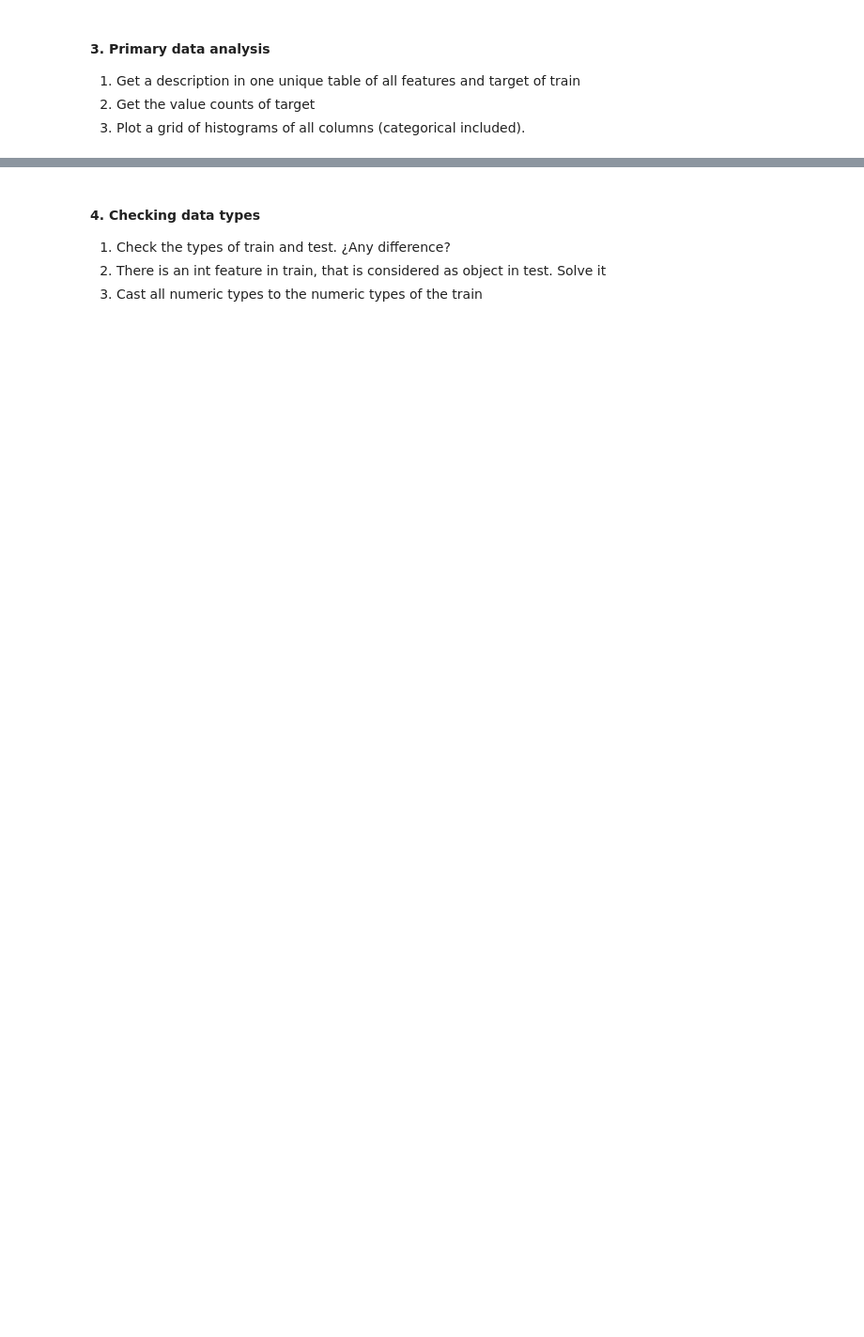
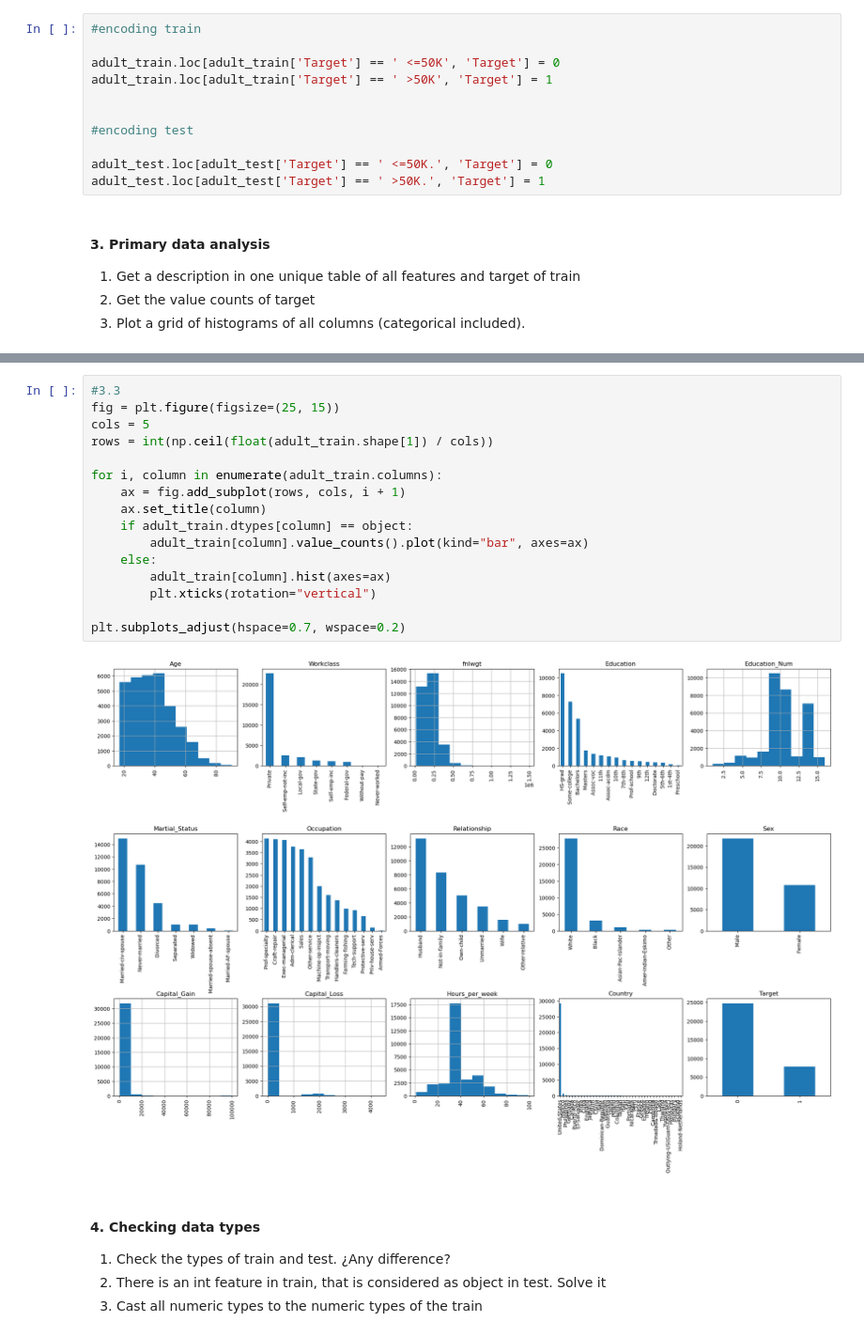
Before and after one commit to nichoces/dsft-jun23, a Jupyter notebook: 3_Machine_learning/3.2_Supervisado/3.2.5 Arboles/DecisionTrees Adult Dataset.ipynb, the cells around one changed output, grey strips where cells are left out. Shown at 94% size. Drawn from its saved outputs; the diff is of its cells as text; blank space fills up the shorter version.

```diff
--- a/3_Machine_learning/3.2_Supervisado/3.2.5 Arboles/DecisionTrees Adult Dataset.ipynb
+++ b/3_Machine_learning/3.2_Supervisado/3.2.5 Arboles/DecisionTrees Adult Dataset.ipynb
@@ -134,3 +138,14 @@ Encode target as
+# %%
+#encoding train
+
+adult_train.loc[adult_train['Target'] == ' <=50K', 'Target'] = 0
+adult_train.loc[adult_train['Target'] == ' >50K', 'Target'] = 1
+
+
+#encoding test
+
+adult_test.loc[adult_test['Target'] == ' <=50K.', 'Target'] = 0
+adult_test.loc[adult_test['Target'] == ' >50K.', 'Target'] = 1
 # %% [markdown]
 #### 3. Primary data analysis
 1. Get a description in one unique table of all features and target of train
@@ -168,3 +182,21 @@ Name: Target, dtype: int64
+# %%
+#3.3
+fig = plt.figure(figsize=(25, 15))
+cols = 5
+rows = int(np.ceil(float(adult_train.shape[1]) / cols))
+
+for i, column in enumerate(adult_train.columns):
+    ax = fig.add_subplot(rows, cols, i + 1)
+    ax.set_title(column)
+    if adult_train.dtypes[column] == object:
+        adult_train[column].value_counts().plot(kind="bar", axes=ax)
+    else:
+        adult_train[column].hist(axes=ax)
+        plt.xticks(rotation="vertical")
+
+plt.subplots_adjust(hspace=0.7, wspace=0.2)
+# %% [output]
+[figure, added]
 # %% [markdown]
 #### 4. Checking data types
 1. Check the types of train and test. ¿Any difference?
```
Also changed, not shown: parts of 25 cells of this notebook, 4 other files.
